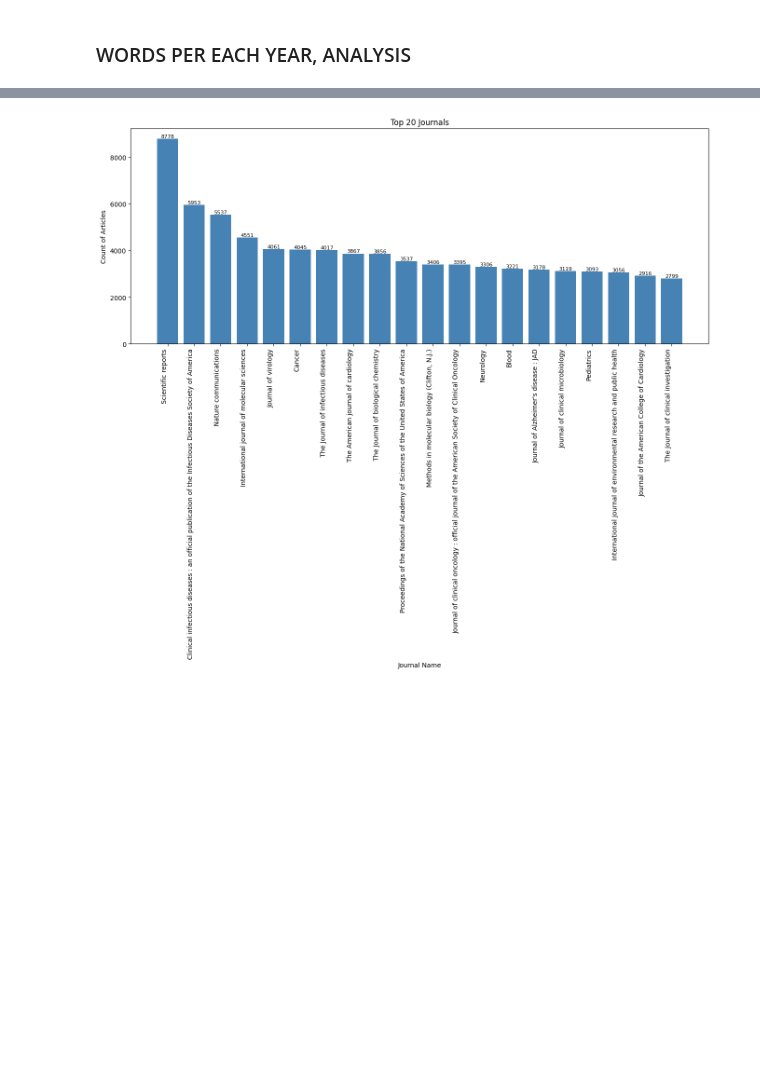
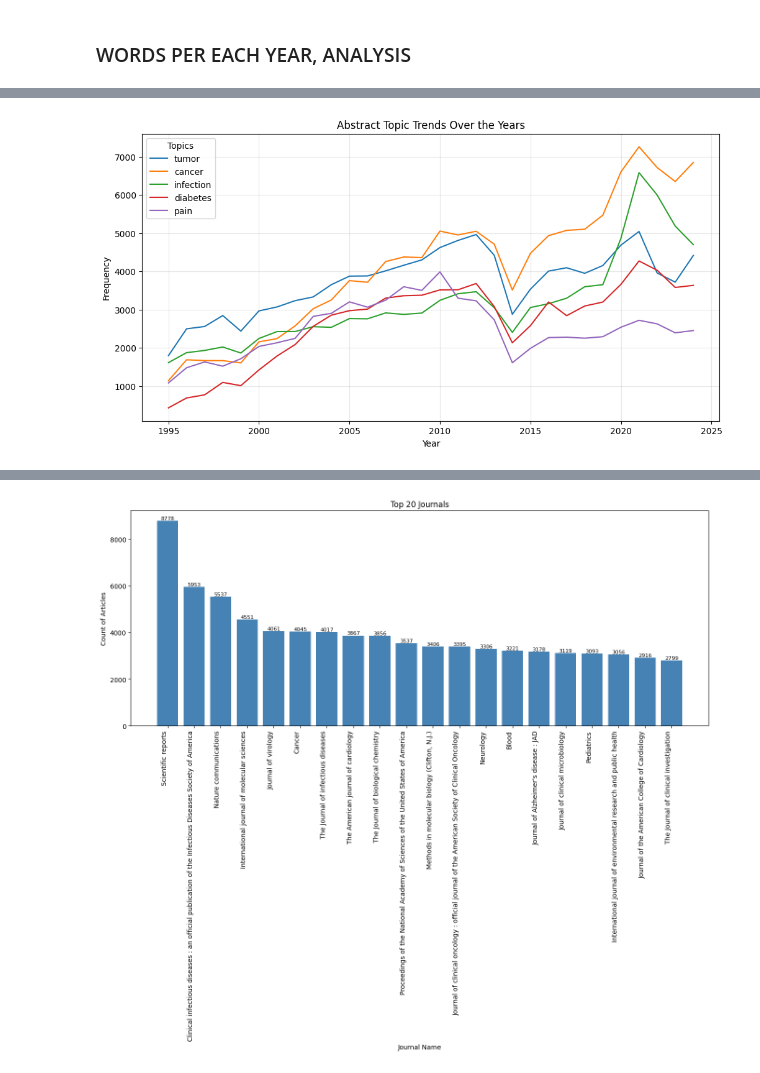
Before and after one commit to mateuszpliszka/PubMedResearch, a Jupyter notebook: 2.EDA_Tokenization.ipynb, the cells around one changed output, grey strips where cells are left out. Cells and saved outputs as stored; diff of their text form; code cells hidden in the pictures; blank space fills up the shorter version.

```diff
--- a/2.EDA_Tokenization.ipynb
+++ b/2.EDA_Tokenization.ipynb
@@ -1725,0 +1883,31 @@ df
+# %%
+from collections import Counter
+
+# Group by year for abstract entities
+abstract_entities_by_year = df.groupby(df["parsed_date"].dt.year)["disease_abstract_spacy"].apply(
+    lambda x: [entity for entities in x for entity in entities]
+)
+abstract_counts_by_year = abstract_entities_by_year.apply(lambda entities: Counter(entities))
+
+# Define topics of interest
+topics = ["tumor", "cancer", "infection", "diabetes", "pain"]
+
+# Create a DataFrame for abstract trends
+abstract_topic_trends = pd.DataFrame({
+    topic: abstract_counts_by_year.apply(lambda counts: counts.get(topic, 0)) for topic in topics
+})
+abstract_topic_trends.index.name = "Year"
+
+# Plot abstract trends
+plt.figure(figsize=(12, 6))
+for topic in topics:
+    plt.plot(abstract_topic_trends.index, abstract_topic_trends[topic], label=topic)
+
+plt.xlabel("Year")
+plt.ylabel("Frequency")
+plt.title("Abstract Topic Trends Over the Years")
+plt.legend(title="Topics")
+plt.grid(alpha=0.3)
+plt.show()
+# %% [output]
+[figure, added]
```
Also changed, not shown: parts of 63 cells of this notebook.
